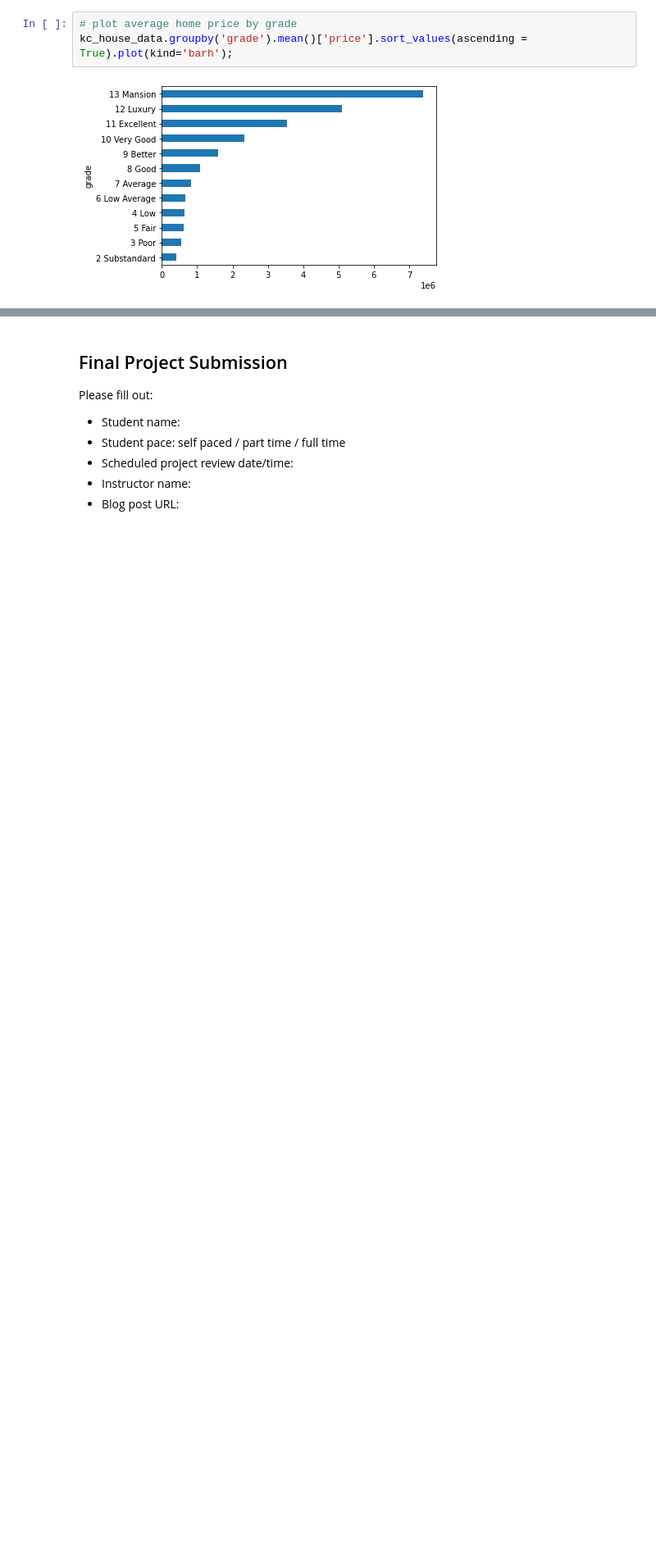
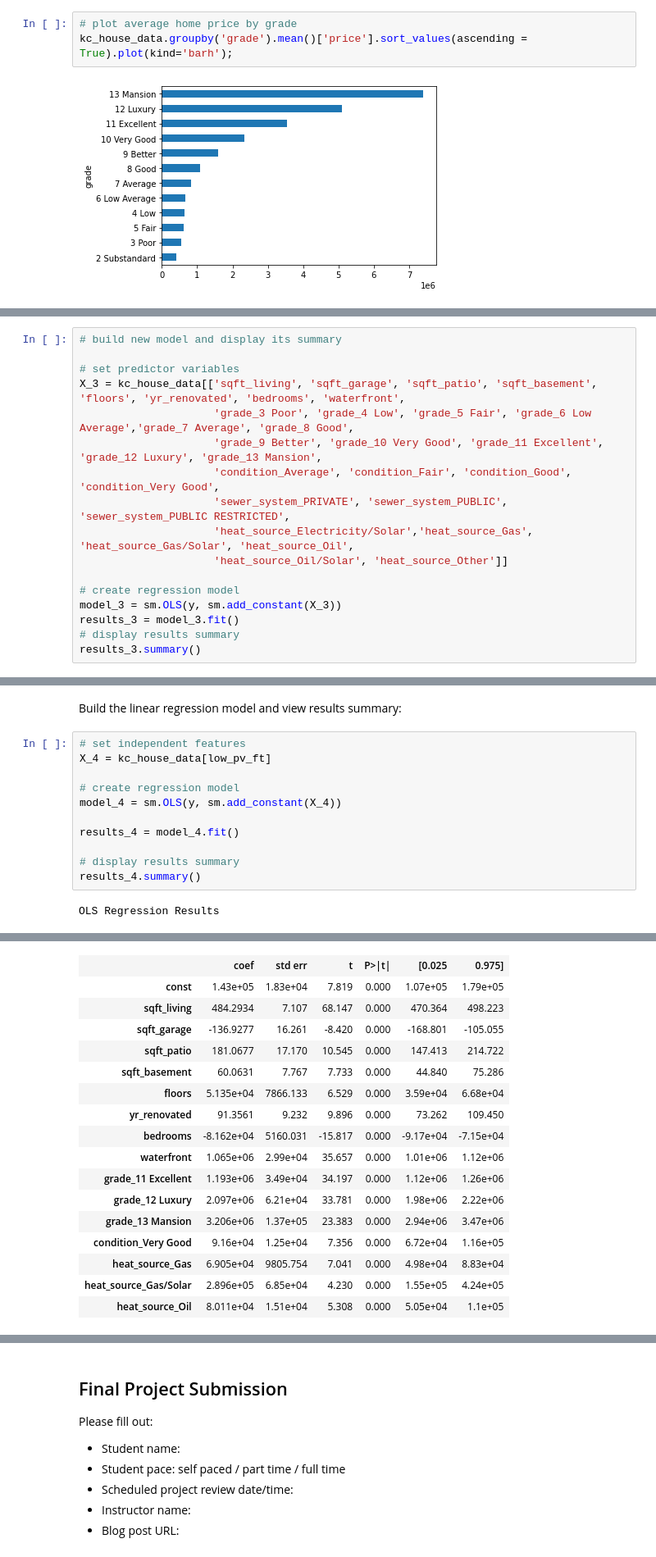
Before and after one commit to terminalcoder/Home-Features-Analysis, a Jupyter notebook: student.ipynb, the cells around one changed output, grey strips where cells are left out. Shown at 82% size. Cells and saved outputs as stored; diff of their text form; blank space fills up the shorter version.

```diff
--- a/student.ipynb
+++ b/student.ipynb
@@ -424,0 +261,17 @@ axes[1].set_title('Logged Target');
+# %%
+# build new model and display its summary
+
+# set predictor variables
+X_3 = kc_house_data[['sqft_living', 'sqft_garage', 'sqft_patio', 'sqft_basement', 'floors', 'yr_renovated', 'bedrooms', 'waterfront',
+                     'grade_3 Poor', 'grade_4 Low', 'grade_5 Fair', 'grade_6 Low Average','grade_7 Average', 'grade_8 Good',
+                     'grade_9 Better', 'grade_10 Very Good', 'grade_11 Excellent', 'grade_12 Luxury', 'grade_13 Mansion',
+                     'condition_Average', 'condition_Fair', 'condition_Good', 'condition_Very Good',
+                     'sewer_system_PRIVATE', 'sewer_system_PUBLIC', 'sewer_system_PUBLIC RESTRICTED',
+                     'heat_source_Electricity/Solar','heat_source_Gas', 'heat_source_Gas/Solar', 'heat_source_Oil',
+                     'heat_source_Oil/Solar', 'heat_source_Other']]
+
+# create regression model
+model_3 = sm.OLS(y, sm.add_constant(X_3))
+results_3 = model_3.fit()
+# display results summary
+results_3.summary()
@@ -424,0 +340,15 @@ axes[1].set_title('Logged Target');
+# %% [markdown]
+Build the linear regression model and view results summary:
+# %%
+# set independent features
+X_4 = kc_house_data[low_pv_ft]
+
+# create regression model
+model_4 = sm.OLS(y, sm.add_constant(X_4))
+
+results_4 = model_4.fit()
+
+# display results summary
+results_4.summary()
+# %% [output]
+OLS Regression Results
@@ -424,0 +364,17 @@ axes[1].set_title('Logged Target');
+|  | coef | std err | t | P>|t| | [0.025 | 0.975] |
+| const | 1.43e+05 | 1.83e+04 | 7.819 | 0.000 | 1.07e+05 | 1.79e+05 |
+| sqft_living | 484.2934 | 7.107 | 68.147 | 0.000 | 470.364 | 498.223 |
+| sqft_garage | -136.9277 | 16.261 | -8.420 | 0.000 | -168.801 | -105.055 |
+| sqft_patio | 181.0677 | 17.170 | 10.545 | 0.000 | 147.413 | 214.722 |
+| sqft_basement | 60.0631 | 7.767 | 7.733 | 0.000 | 44.840 | 75.286 |
+| floors | 5.135e+04 | 7866.133 | 6.529 | 0.000 | 3.59e+04 | 6.68e+04 |
+| yr_renovated | 91.3561 | 9.232 | 9.896 | 0.000 | 73.262 | 109.450 |
+| bedrooms | -8.162e+04 | 5160.031 | -15.817 | 0.000 | -9.17e+04 | -7.15e+04 |
+| waterfront | 1.065e+06 | 2.99e+04 | 35.657 | 0.000 | 1.01e+06 | 1.12e+06 |
+| grade_11 Excellent | 1.193e+06 | 3.49e+04 | 34.197 | 0.000 | 1.12e+06 | 1.26e+06 |
+| grade_12 Luxury | 2.097e+06 | 6.21e+04 | 33.781 | 0.000 | 1.98e+06 | 2.22e+06 |
+| grade_13 Mansion | 3.206e+06 | 1.37e+05 | 23.383 | 0.000 | 2.94e+06 | 3.47e+06 |
+| condition_Very Good | 9.16e+04 | 1.25e+04 | 7.356 | 0.000 | 6.72e+04 | 1.16e+05 |
+| heat_source_Gas | 6.905e+04 | 9805.754 | 7.041 | 0.000 | 4.98e+04 | 8.83e+04 |
+| heat_source_Gas/Solar | 2.896e+05 | 6.85e+04 | 4.230 | 0.000 | 1.55e+05 | 4.24e+05 |
+| heat_source_Oil | 8.011e+04 | 1.51e+04 | 5.308 | 0.000 | 5.05e+04 | 1.1e+05 |
```
Also changed, not shown: parts of 66 cells of this notebook.
